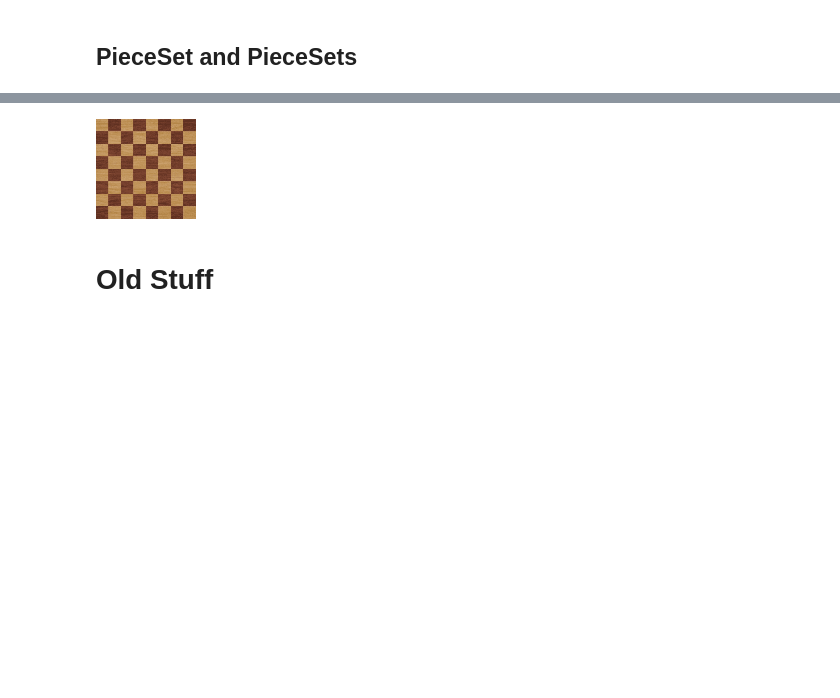
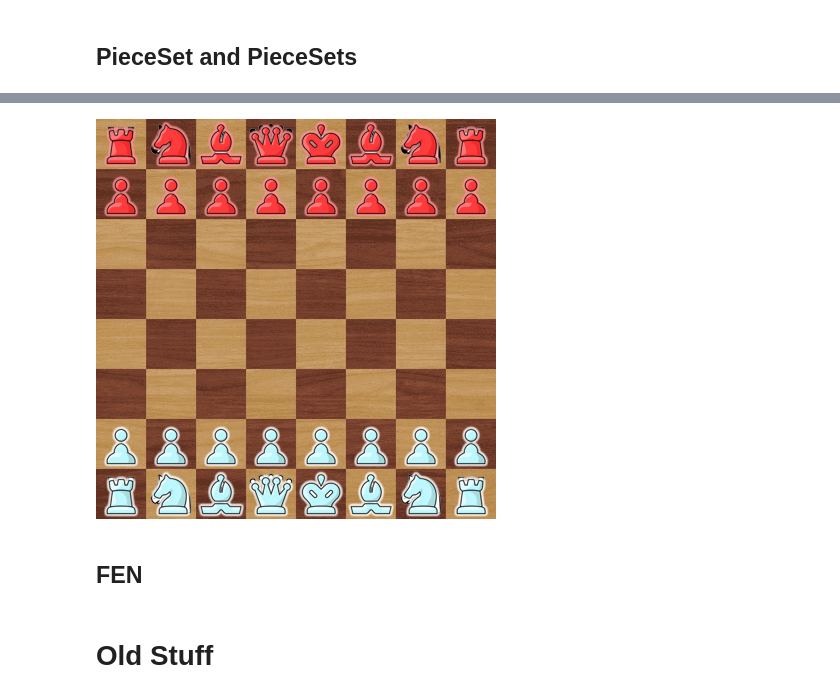
Before and after one commit to idrisr/chessocrnb, a Jupyter notebook: nbs/06-training-data.ipynb, the cells around one changed output, grey strips where cells are left out. Drawn from its saved outputs; the diff is of its cells as text; code cells hidden in the pictures; blank space fills up the shorter version.

```diff
--- a/nbs/06-training-data.ipynb
+++ b/nbs/06-training-data.ipynb
@@ -168,9 +251,9 @@ boards[0]; piece_sets[0]
 # %%
-gb = GameBoard(boards[0], piece_sets[0])
+gb = GameBoard(boards[0], pieces[22]); gb
+# %% [output]
+[figure, added]
-# %%
-gb.board
-# %% [output]
-[figure, removed]
+# %% [markdown]
+## FEN
 # %% [markdown]
 # Old Stuff
 # %%
```
Also changed, not shown: parts of 19 cells of this notebook, 2 other files.
